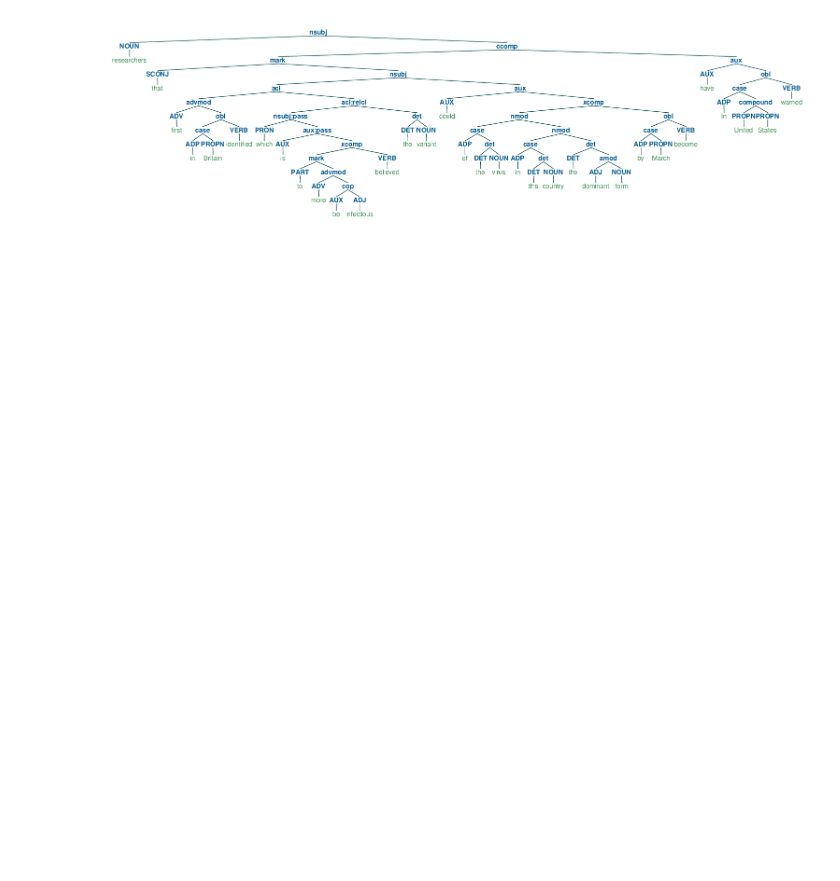
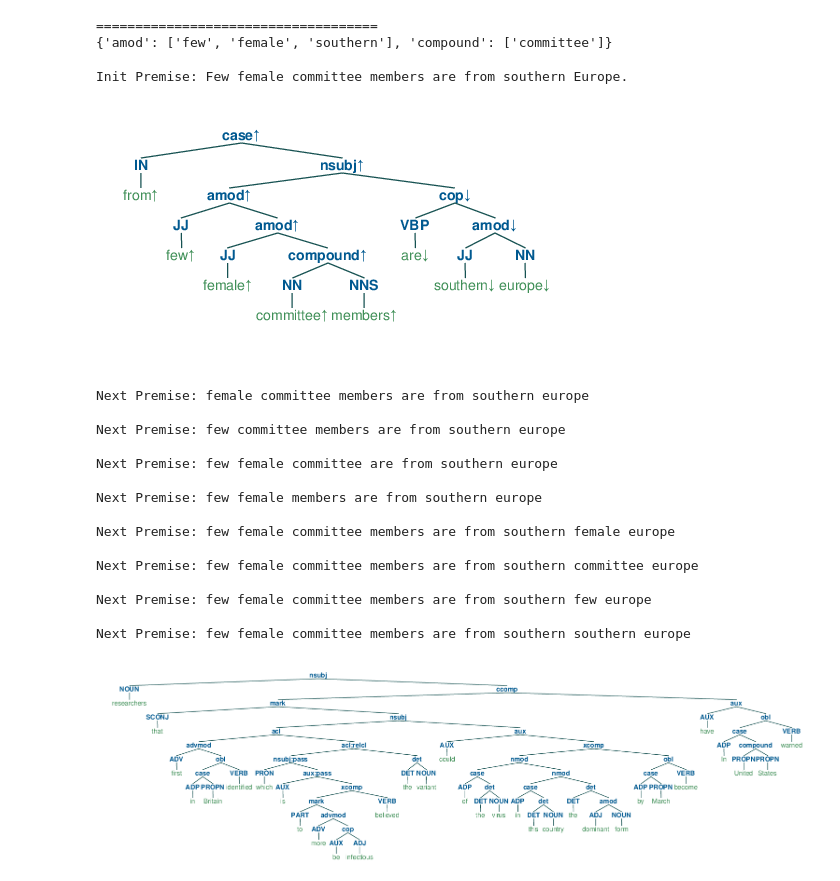
Before and after one commit to eric11eca/NeuralLog, a Jupyter notebook: src/phrasal_infer.ipynb, the cells around one changed output. Cells and saved outputs as stored; diff of their text form; code cells hidden in the pictures; blank space fills up the shorter version.

```diff
--- a/src/phrasal_infer.ipynb
+++ b/src/phrasal_infer.ipynb
@@ -45,7 +45,7 @@ def jupyter_draw_nltk_tree(tree):
     os.system('rm -rf ../data/tree.ps')
     cf.print_to_file('../data/tree.ps')
     cf.destroy()
-    os.system('magick convert ../data/tree.ps ../data/tree.png')
+    os.system('convert ../data/tree.ps ../data/tree.png')
     display(Image(filename='../data/tree.png'))
 # %%
 from pattern.en import pluralize, singularize
@@ -390,0 +339,17 @@ Next Premise: i 've never flown in an airplane because i 'm afraid
+# %%
+MED_upward = []
+MED_upward_hypo = []
+MED_downward = []
+MED_downward_hypo = []
+
+with open("../data/MED/upward.txt") as upward_med:
+    lines = upward_med.readlines()
+    for i in range(len(lines) // 4):
+        MED_upward.append(lines[i*4+1])
+        MED_upward_hypo.append(lines[i*4+2])
+
+with open("../data/MED/downward.txt") as donward_med:
+    lines = donward_med.readlines()
+    for i in range(len(lines) // 4):
+        MED_downward.append(lines[i*4+1])
+        MED_downward_hypo.append(lines[i*4+2])
@@ -391,3 +400,62 @@ Next Premise: i 've never flown in an airplane because i 'm afraid
+# %%
+up = ["Few female committee members are from southern Europe."]
+up_h = ["Few female committee members are from southern Europe."]
+
+annotations = []
+phrasalGenerator = PhrasalGenerator()
+pipeline = PolarizationPipeline(verbose=0)
+for i in range(len(up)):
+    h_parsed, _ = dependency_parse(up_h[i], parser="stanza")
+    h_tree, _ = pipeline.run_binarization(h_parsed, up_h[i], {})
+    nn_phrases = {}
+    vb_phrases = {}
+    collect_modifiers(h_tree, nn_phrases, mod_type="NN")
+    collect_modifiers(h_tree, vb_phrases, mod_type="VB")
+    annotation = pipeline.single_polarization(up[i])
+
+    print("\n====================================")
+    phrasalGenerator.kb = merge(nn_phrases, vb_phrases)
+    print(phrasalGenerator.kb)
+
+    print("\nInit Premise: " + annotation['original'])
+
+    polarized = pipeline.postprocess(annotation['polarized_tree'], {})
+    btreeViz = Tree.fromstring(polarized.replace('[', '(').replace(']', ')'))
+    jupyter_draw_nltk_tree(btreeViz)
+
+    phrasalGenerator.deptree_generate(
+        annotation['polarized_tree'],
+        annotation['annotated'],
+        annotation['original'])
+
+    for gen_tree in phrasalGenerator.tree_log:
+        leaves = gen_tree.sorted_leaves().popkeys()
+        sentence = ' '.join([x[0] for x in leaves])
+        print("\nNext Premise: " + sentence)
+
+    for gen_sent in set(phrasalGenerator.sent_log):
+        print("\nNext Premise: " + gen_sent)
+# %% [output]
+====================================
+{'amod': ['few', 'female', 'southern'], 'compound': ['committee']}
+
+Init Premise: Few female committee members are from southern Europe.
+[figure, added]
+Next Premise: female committee members are from southern europe
+
+Next Premise: few committee members are from southern europe
+
+Next Premise: few female committee are from southern europe
+
+Next Premise: few female members are from southern europe
+
+Next Premise: few female committee members are from southern female europe
+
+Next Premise: few female committee members are from southern committee europe
+
+Next Premise: few female committee members are from southern few europe
+
+Next Premise: few female committee members are from southern southern europe
 # %%
 polarized = "[nsubj  (NOUN  researchers)  (ccomp  (mark  (SCONJ  that)  (nsubj  (acl  (advmod  (ADV  first)  (obl  (case  (ADP  in)  (PROPN  Britain))  (VERB  identified)))  (acl:relcl  (nsubj:pass  (PRON  which)  (aux:pass  (AUX  is)  (xcomp  (mark  (PART  to)  (advmod  (ADV  more)  (cop  (AUX  be)  (ADJ  infectious))))  (VERB  believed))))  (det  (DET  the)  (NOUN  variant))))  (aux  (AUX  could)  (xcomp  (nmod  (case  (ADP  of)  (det  (DET  the)  (NOUN  virus)))  (nmod  (case  (ADP  in)  (det  (DET  this)  (NOUN  country)))  (det  (DET  the)  (amod  (ADJ  dominant)  (NOUN  form)))))  (obl  (case  (ADP  by)  (PROPN  March))  (VERB  become))))))  (aux  (AUX  have)  (obl  (case  (ADP  In)  (compound  (PROPN  United)  (PROPN  States)))  (VERB  warned))))]"
 # %%
```
Also changed, not shown: parts of 5 cells of this notebook, 5 other files.
